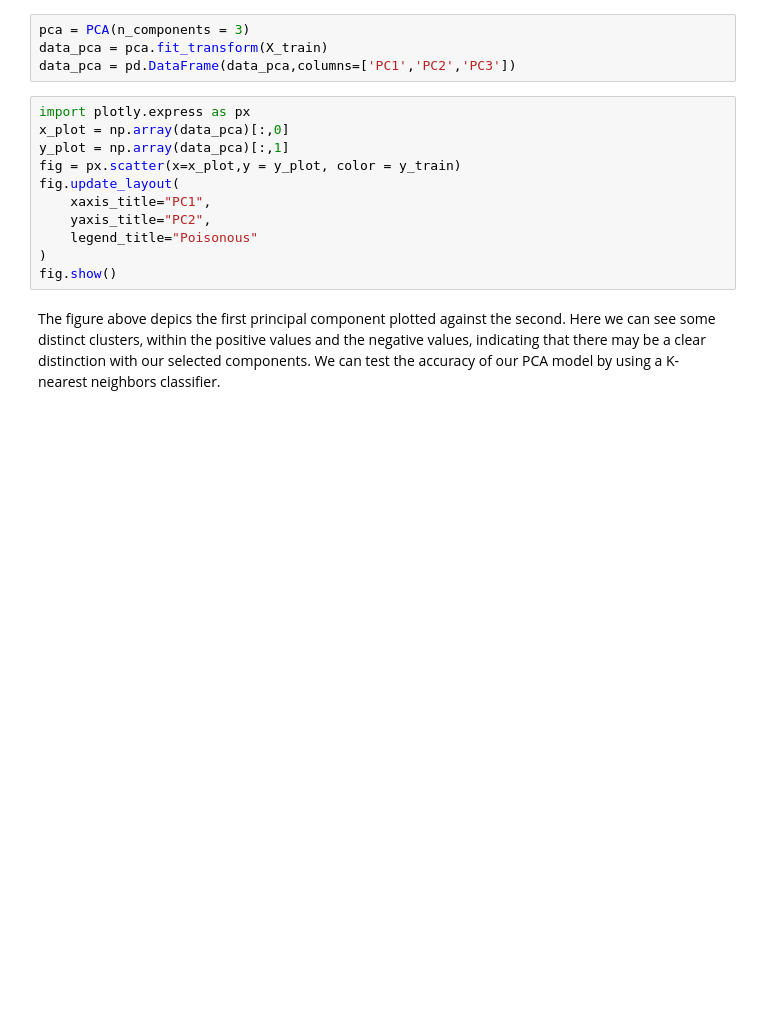
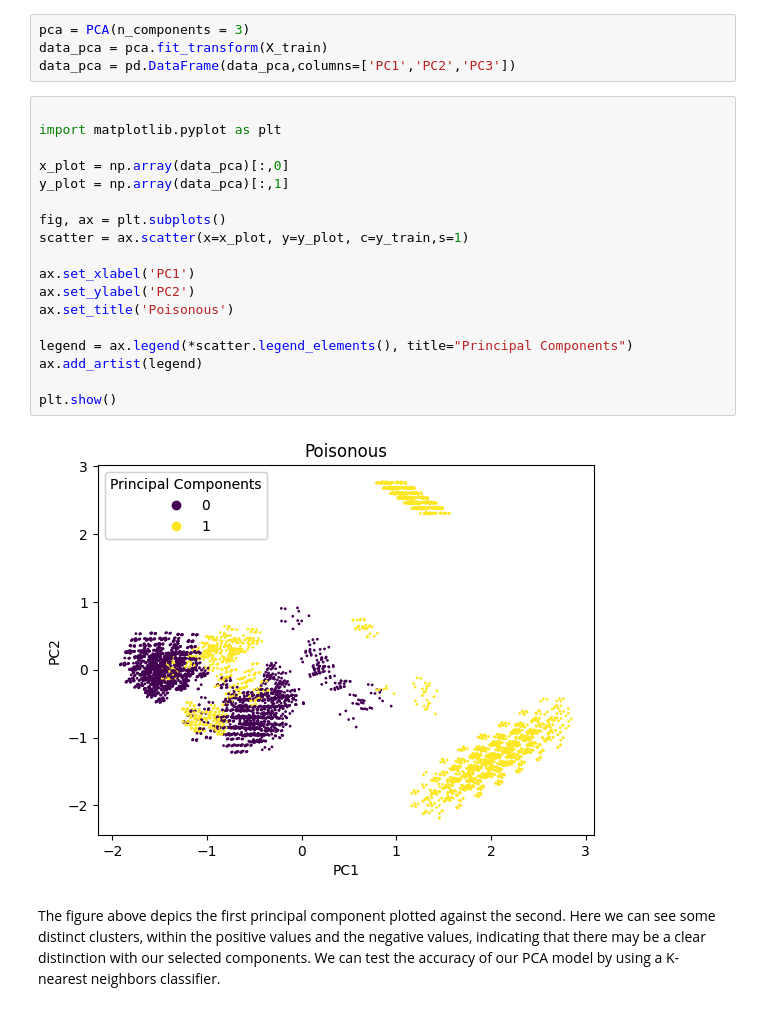
Before and after one commit to Willem-P1/Mushroom-classification, a Jupyter notebook: Analysis.ipynb, the cells around one changed output. Cells and saved outputs as stored; diff of their text form; blank space fills up the shorter version.

Commit message:
changed plot

```diff
--- a/Analysis.ipynb
+++ b/Analysis.ipynb
@@ -337,16 +337,25 @@ pca = PCA(n_components = 3)
 data_pca = pca.fit_transform(X_train)
 data_pca = pd.DataFrame(data_pca,columns=['PC1','PC2','PC3'])
 # %%
-import plotly.express as px
+
+import matplotlib.pyplot as plt
+
 x_plot = np.array(data_pca)[:,0]
 y_plot = np.array(data_pca)[:,1]
-fig = px.scatter(x=x_plot,y = y_plot, color = y_train)
-fig.update_layout(
-    xaxis_title="PC1",
-    yaxis_title="PC2",
-    legend_title="Poisonous"
-)
-fig.show()
+
+fig, ax = plt.subplots()
+scatter = ax.scatter(x=x_plot, y=y_plot, c=y_train,s=1)
+
+ax.set_xlabel('PC1')
+ax.set_ylabel('PC2')
+ax.set_title('Poisonous')
+
+legend = ax.legend(*scatter.legend_elements(), title="Principal Components")
+ax.add_artist(legend)
+
+plt.show()
+# %% [output]
+[figure, added]
 # %% [markdown]
 The figure above depics the first principal component plotted against the second. Here we can see some distinct clusters, within the positive values and the negative values, indicating that there may be a clear distinction with our selected components. We can test the accuracy of our PCA model by using a K-nearest neighbors classifier.
 # %%
```
